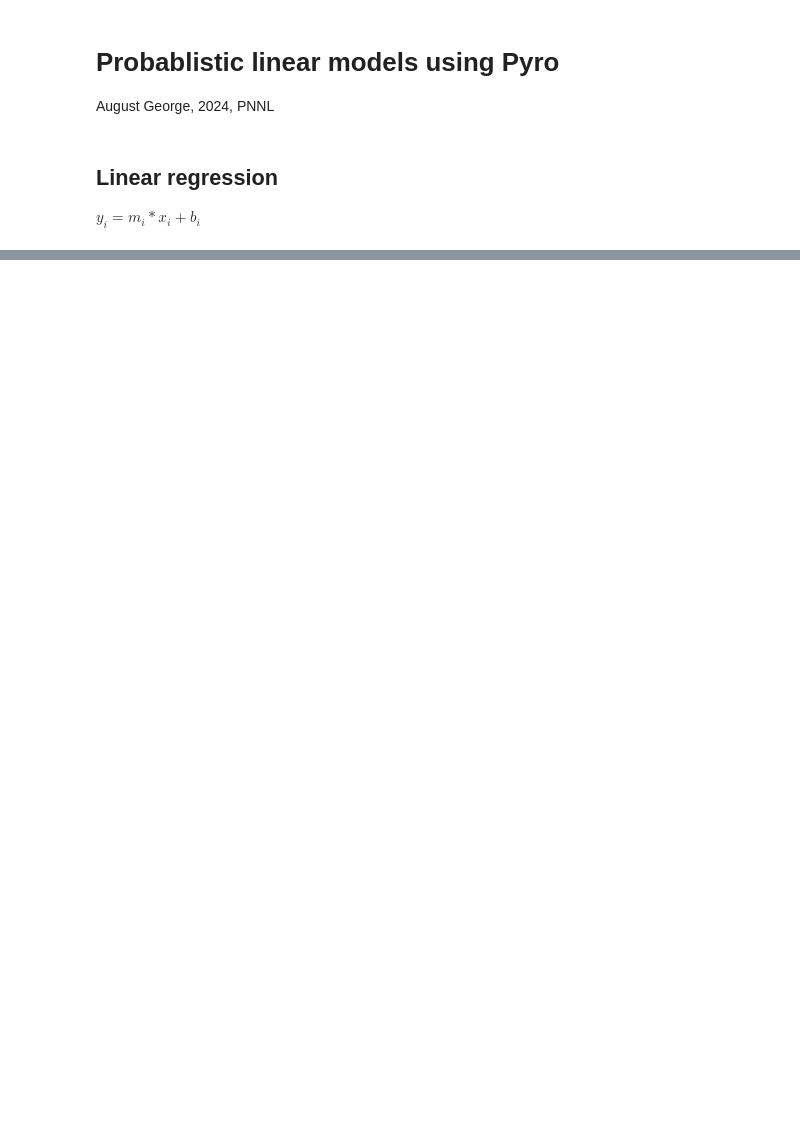
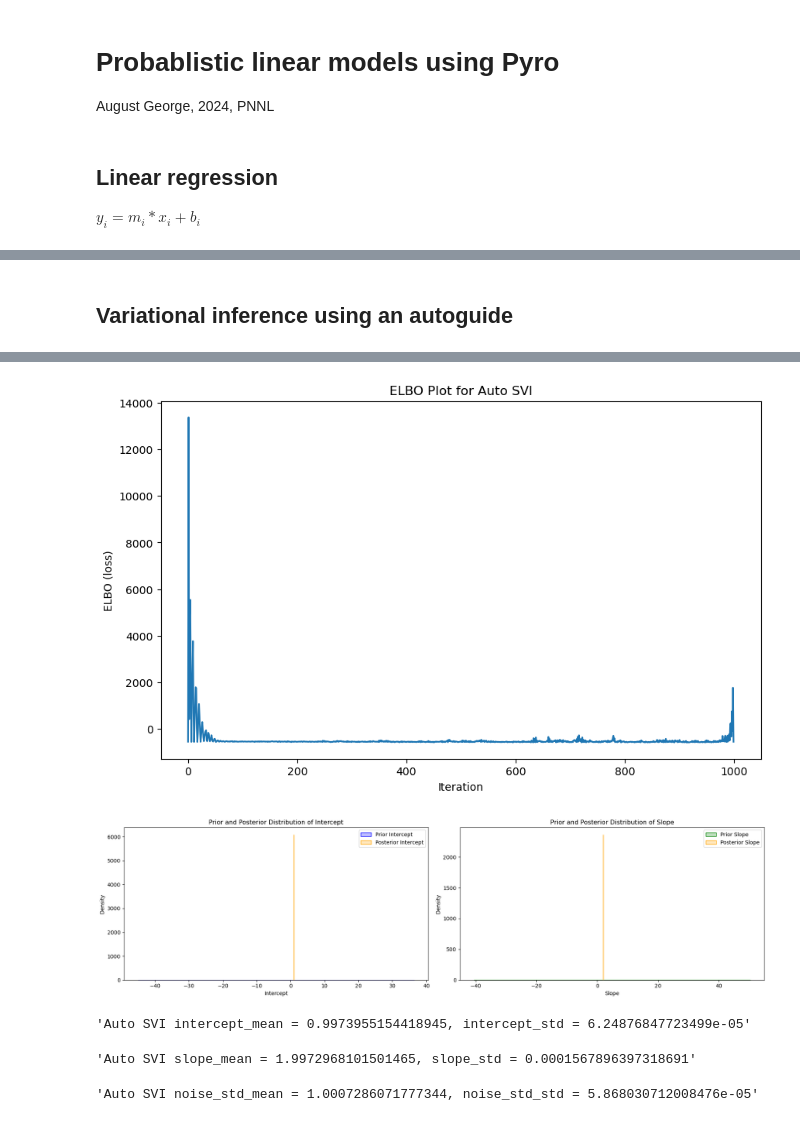
Before and after one commit to CRISPR-CARB/nocap, a Jupyter notebook: notebooks/linear_models_in_pyro.ipynb, the cells around one changed output, grey strips where cells are left out. Drawn from its saved outputs; the diff is of its cells as text; code cells hidden in the pictures; blank space fills up the shorter version.

```diff
--- a/notebooks/linear_models_in_pyro.ipynb
+++ b/notebooks/linear_models_in_pyro.ipynb
@@ -100,0 +176,60 @@ Estimated noise_std mean: 2.2196156351128593e-05 95% CI: [2.20882266148692e-05,
+# %% [markdown]
+## Variational inference using an autoguide
+# %%
+auto_guide = AutoNormal(linear_model)
+optimizer = optim.Adam({"lr": 0.01})
+svi = SVI(linear_model, auto_guide, optimizer, loss=Trace_ELBO())
+
+num_iterations = 1000
+elbo_values = []
+for step in range(num_iterations):
+    loss = svi.step(X_values, Y_values)
+    elbo_values.append(loss)
+    if step % 100 == 0:
+        print(f"Step {step} : loss = {loss}")
+
+# get samples
+prior_intercept_samples = dist.Normal(0, 10).sample([1000]).numpy()
+prior_slope_samples = dist.Normal(0, 10).sample([1000]).numpy()
+posterior_samples = [auto_guide() for _ in range(1000)]
+posterior_samples = {k: torch.stack([s[k] for s in posterior_samples]) for k in posterior_samples[0]}
+intercept_samples = posterior_samples['intercept'].detach().numpy()
+slope_samples = posterior_samples['slope'].detach().numpy()
+noise_std_samples = torch.exp(posterior_samples['noise_std']).detach().numpy()
+intercept_mean = intercept_samples.mean()
+intercept_std = intercept_samples.std()
+slope_mean = slope_samples.mean()
+slope_std = slope_samples.std()
+noise_std_mean = noise_std_samples.mean()
+noise_std_std = noise_std_samples.std()
+
+# plot
+plt.figure(figsize=(10, 6))
+plt.plot(elbo_values)
+plt.xlabel('Iteration')
+plt.ylabel('ELBO (loss)')
+plt.title('ELBO Plot for Auto SVI')
+plt.show()
+
+fig, axs = plt.subplots(1, 2, figsize=(18, 5))
+sns.kdeplot(prior_intercept_samples, fill=True, color='blue', label='Prior Intercept', ax=axs[0])
+sns.kdeplot(intercept_samples, fill=True, color='orange', label='Posterior Intercept', ax=axs[0])
+axs[0].set_title('Prior and Posterior Distribution of Intercept')
+axs[0].set_xlabel('Intercept')
+axs[0].set_ylabel('Density')
+axs[0].legend()
+
+sns.kdeplot(prior_slope_samples, fill=True, color='green', label='Prior Slope', ax=axs[1])
+sns.kdeplot(slope_samples, fill=True, color='orange', label='Posterior Slope', ax=axs[1])
+axs[1].set_title('Prior and Posterior Distribution of Slope')
+axs[1].set_xlabel('Slope')
+axs[1].set_ylabel('Density')
+axs[1].legend()
+
+plt.tight_layout()
+plt.show()
+
+display(f"Auto SVI intercept_mean = {intercept_mean}, intercept_std = {intercept_std}")
+display(f"Auto SVI slope_mean = {slope_mean}, slope_std = {slope_std}")
+display(f"Auto SVI noise_std_mean = {noise_std_mean}, noise_std_std = {noise_std_std}")
+# %% [output]
@@ -100,0 +246,5 @@ Estimated noise_std mean: 2.2196156351128593e-05 95% CI: [2.20882266148692e-05,
+[figure, added]
+[figure, added]
+'Auto SVI intercept_mean = 0.9973955154418945, intercept_std = 6.24876847723499e-05'
+'Auto SVI slope_mean = 1.9972968101501465, slope_std = 0.0001567896397318691'
+'Auto SVI noise_std_mean = 1.0007286071777344, noise_std_std = 5.868030712008476e-05'
```
Also changed, not shown: parts of 17 cells of this notebook.
